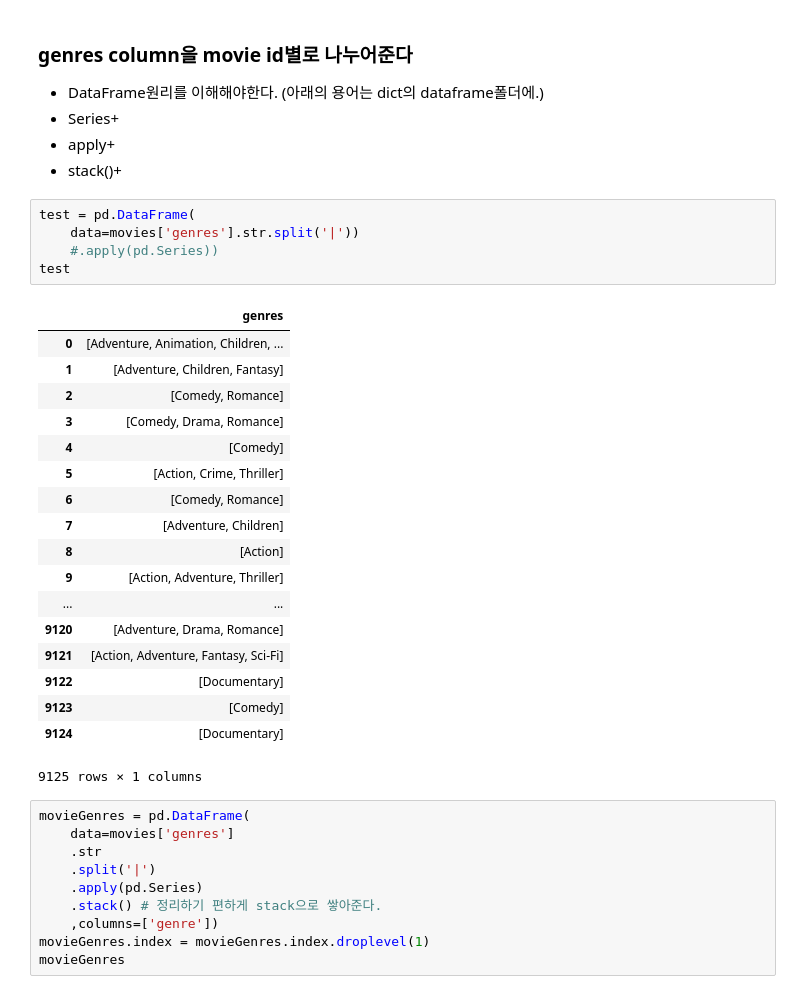
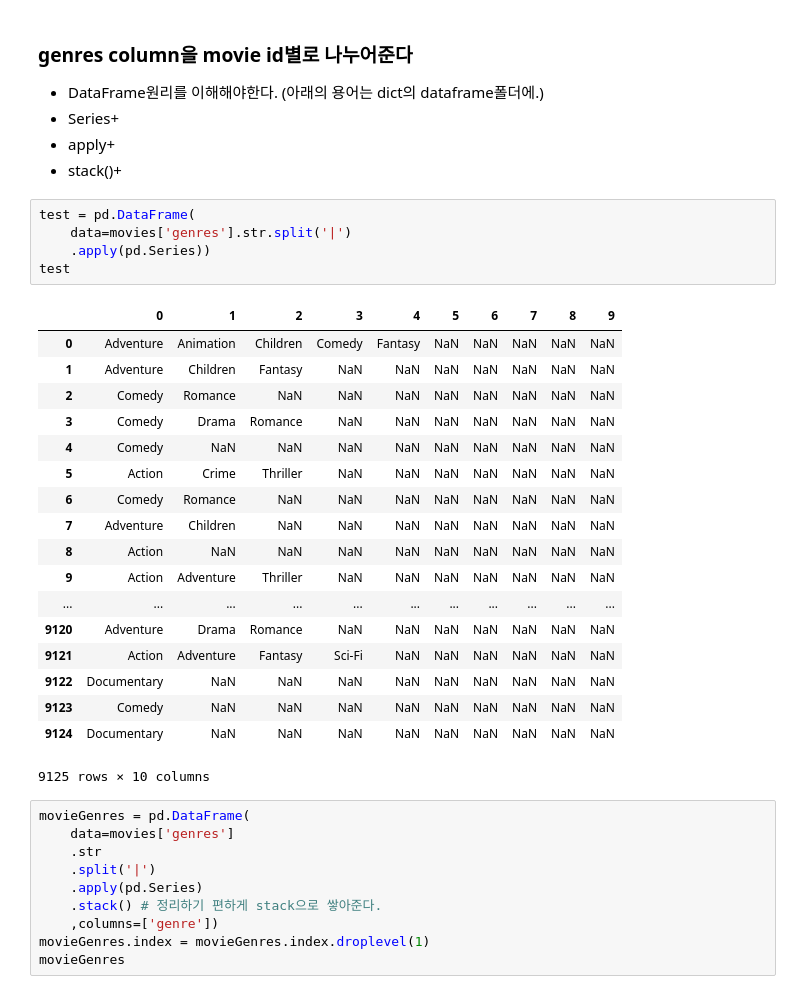
Before and after one commit to ChoSangIk/Recommendation, a Jupyter notebook: python/program/4) CBF.ipynb, the cells around one changed output. Drawn from its saved outputs; the diff is of its cells as text.

```diff
--- a/python/program/4) CBF.ipynb
+++ b/python/program/4) CBF.ipynb
@@ -40,28 +40,28 @@ movies
 * stack()+
 # %%
 test = pd.DataFrame(
-    data=movies['genres'].str.split('|'))
-    #.apply(pd.Series))
+    data=movies['genres'].str.split('|')
+    .apply(pd.Series))
 test
 # %% [output]
-|  | genres |
-| 0 | [Adventure, Animation, Children, ... |
-| 1 | [Adventure, Children, Fantasy] |
-| 2 | [Comedy, Romance] |
-| 3 | [Comedy, Drama, Romance] |
-| 4 | [Comedy] |
-| 5 | [Action, Crime, Thriller] |
-| 6 | [Comedy, Romance] |
-| 7 | [Adventure, Children] |
-| 8 | [Action] |
-| 9 | [Action, Adventure, Thriller] |
-| ... | ... |
-| 9120 | [Adventure, Drama, Romance] |
-| 9121 | [Action, Adventure, Fantasy, Sci-Fi] |
-| 9122 | [Documentary] |
-| 9123 | [Comedy] |
-| 9124 | [Documentary] |
+|  | 0 | 1 | 2 | 3 | 4 | 5 | 6 | 7 | 8 | 9 |
+| 0 | Adventure | Animation | Children | Comedy | Fantasy | NaN | NaN | NaN | NaN | NaN |
+| 1 | Adventure | Children | Fantasy | NaN | NaN | NaN | NaN | NaN | NaN | NaN |
+| 2 | Comedy | Romance | NaN | NaN | NaN | NaN | NaN | NaN | NaN | NaN |
+| 3 | Comedy | Drama | Romance | NaN | NaN | NaN | NaN | NaN | NaN | NaN |
+| 4 | Comedy | NaN | NaN | NaN | NaN | NaN | NaN | NaN | NaN | NaN |
+| 5 | Action | Crime | Thriller | NaN | NaN | NaN | NaN | NaN | NaN | NaN |
+| 6 | Comedy | Romance | NaN | NaN | NaN | NaN | NaN | NaN | NaN | NaN |
+| 7 | Adventure | Children | NaN | NaN | NaN | NaN | NaN | NaN | NaN | NaN |
+| 8 | Action | NaN | NaN | NaN | NaN | NaN | NaN | NaN | NaN | NaN |
+| 9 | Action | Adventure | Thriller | NaN | NaN | NaN | NaN | NaN | NaN | NaN |
+| ... | ... | ... | ... | ... | ... | ... | ... | ... | ... | ... |
+| 9120 | Adventure | Drama | Romance | NaN | NaN | NaN | NaN | NaN | NaN | NaN |
+| 9121 | Action | Adventure | Fantasy | Sci-Fi | NaN | NaN | NaN | NaN | NaN | NaN |
+| 9122 | Documentary | NaN | NaN | NaN | NaN | NaN | NaN | NaN | NaN | NaN |
+| 9123 | Comedy | NaN | NaN | NaN | NaN | NaN | NaN | NaN | NaN | NaN |
+| 9124 | Documentary | NaN | NaN | NaN | NaN | NaN | NaN | NaN | NaN | NaN |
-9125 rows × 1 columns
+9125 rows × 10 columns
 # %%
 movieGenres = pd.DataFrame(
     data=movies['genres']
```
Also changed, not shown: parts of 7 cells of this notebook, 2 other files.
